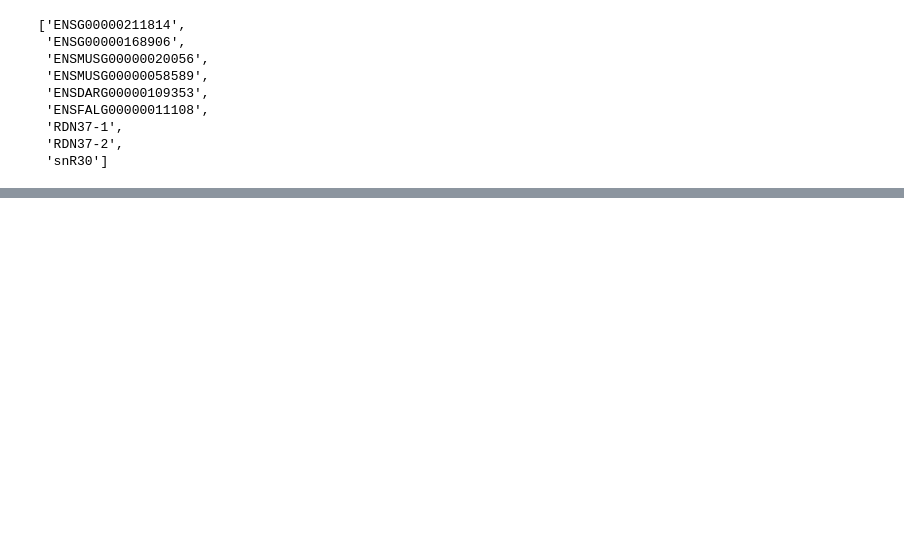
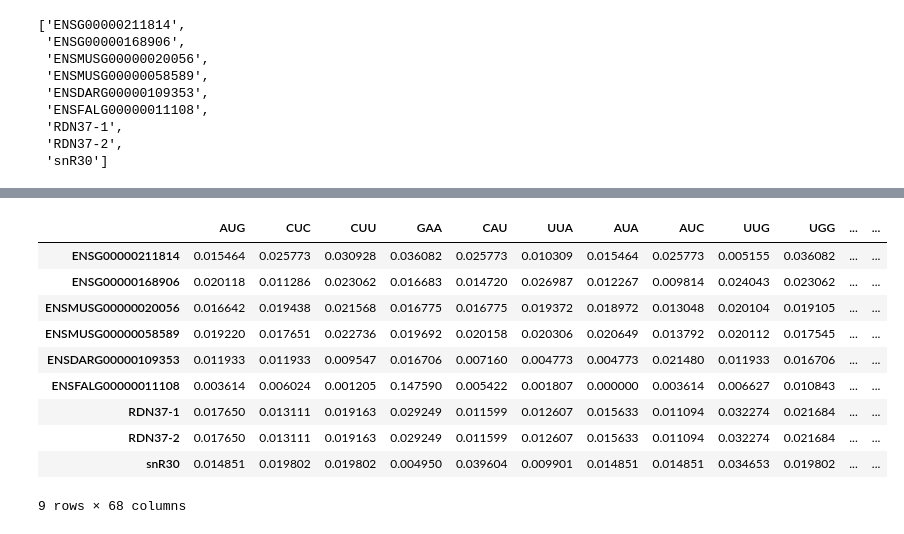
Before and after one commit to esconjaureguy/codon_usage, a Jupyter notebook: codon_usage.ipynb, the cells around one changed output, grey strips where cells are left out. Saved outputs shown, nothing was run; the diff lists cells and outputs as text; code cells hidden in the pictures; blank space fills up the shorter version.

```diff
--- a/codon_usage.ipynb
+++ b/codon_usage.ipynb
@@ -274,7 +255,7 @@ def obtener_codones(secuencia):
 
 # Aplicar la función a la columna 'Secuencia_ARN' y crear una nueva columna con los codones
 df_genes['Codones'] = df_genes['Secuencia_ARN'].apply(obtener_codones)
+df_genes['Ncodons'] = df_genes['Codones'].apply(len)
 
-# Mostrar el DataFrame actualizado con la columna de codones
 df_genes
 # %% [output]
@@ -342,0 +272,38 @@ Frecuencia de cada codón:
+# %%
+# Diccionario para almacenar la frecuencia de codones para cada gene_id
+frecuencia_codones_por_gen = {}
+
+# Iterar sobre cada gene_id
+for gene_id in gene_ids:
+
+    # Obtener los codones del gen
+    codones_gen = df_genes[df_genes['Gene_ID'] == gene_id]['Codones'].values[0]
+
+    # Uso Counter para contar la frecuencia de cada codón
+    frecuencia_codones = Counter(codones_gen)
+
+    # Calcular el número total de codones en el gen
+    total_codones = sum(frecuencia_codones.values())
+
+    # Normalizar dividiendo la frecuencia de cada codón por el total de codones
+    frecuencia_codones_normalizada = {codon: freq / total_codones for codon, freq in frecuencia_codones.items()}
+
+    # Guardar la frecuencia normalizada en el diccionario
+    frecuencia_codones_por_gen[gene_id] = frecuencia_codones_normalizada
+
+# Convertir el diccionario de frecuencias normalizadas a un DataFrame
+df_frecuencias_codones_normalizadas = pd.DataFrame.from_dict(frecuencia_codones_por_gen, orient='index').fillna(0)
+
+df_frecuencias_codones_normalizadas
+# %% [output]
+|  | AUG | CUC | CUU | GAA | CAU | UUA | AUA | AUC | UUG | UGG | ... | ... |
+| ENSG00000211814 | 0.015464 | 0.025773 | 0.030928 | 0.036082 | 0.025773 | 0.010309 | 0.015464 | 0.025773 | 0.005155 | 0.036082 | ... | ... |
+| ENSG00000168906 | 0.020118 | 0.011286 | 0.023062 | 0.016683 | 0.014720 | 0.026987 | 0.012267 | 0.009814 | 0.024043 | 0.023062 | ... | ... |
+| ENSMUSG00000020056 | 0.016642 | 0.019438 | 0.021568 | 0.016775 | 0.016775 | 0.019372 | 0.018972 | 0.013048 | 0.020104 | 0.019105 | ... | ... |
+| ENSMUSG00000058589 | 0.019220 | 0.017651 | 0.022736 | 0.019692 | 0.020158 | 0.020306 | 0.020649 | 0.013792 | 0.020112 | 0.017545 | ... | ... |
+| ENSDARG00000109353 | 0.011933 | 0.011933 | 0.009547 | 0.016706 | 0.007160 | 0.004773 | 0.004773 | 0.021480 | 0.011933 | 0.016706 | ... | ... |
+| ENSFALG00000011108 | 0.003614 | 0.006024 | 0.001205 | 0.147590 | 0.005422 | 0.001807 | 0.000000 | 0.003614 | 0.006627 | 0.010843 | ... | ... |
+| RDN37-1 | 0.017650 | 0.013111 | 0.019163 | 0.029249 | 0.011599 | 0.012607 | 0.015633 | 0.011094 | 0.032274 | 0.021684 | ... | ... |
+| RDN37-2 | 0.017650 | 0.013111 | 0.019163 | 0.029249 | 0.011599 | 0.012607 | 0.015633 | 0.011094 | 0.032274 | 0.021684 | ... | ... |
+| snR30 | 0.014851 | 0.019802 | 0.019802 | 0.004950 | 0.039604 | 0.009901 | 0.014851 | 0.014851 | 0.034653 | 0.019802 | ... | ... |
+9 rows × 68 columns
```
Also changed, not shown: parts of 16 cells of this notebook.
